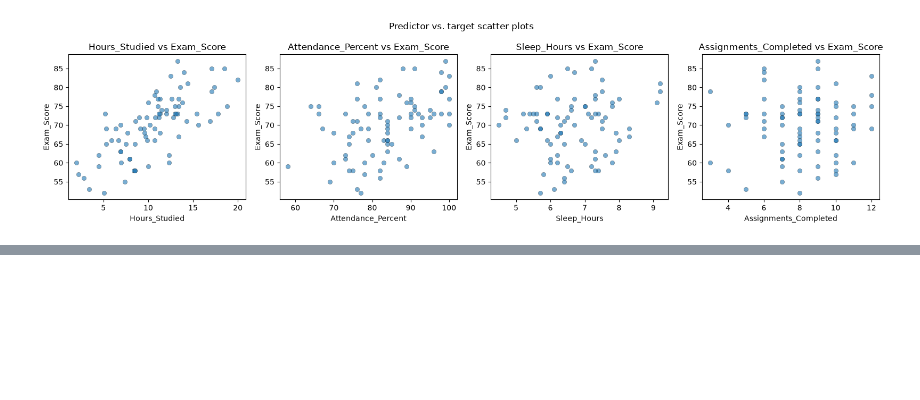
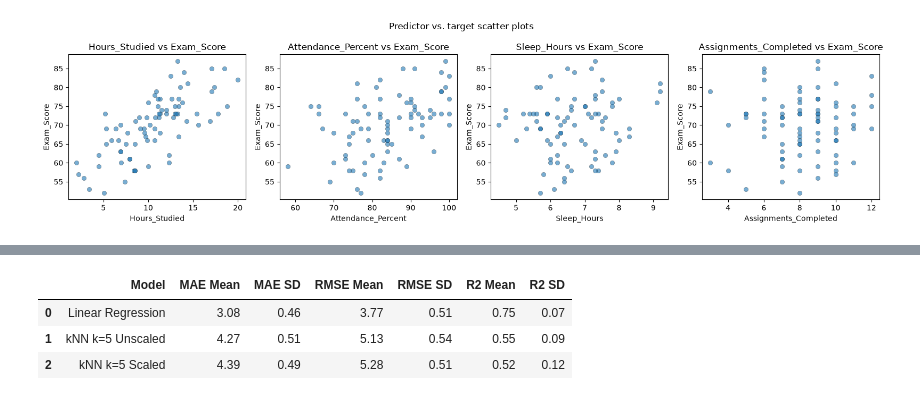
Before and after one commit to madewitt55/cs407-regression-activities, a Jupyter notebook: knn_regression/knn_regression.ipynb, the cells around one changed output, grey strips where cells are left out. Cells and saved outputs as stored; diff of their text form; code cells hidden in the pictures; blank space fills up the shorter version.

```diff
--- a/knn_regression/knn_regression.ipynb
+++ b/knn_regression/knn_regression.ipynb
@@ -270,0 +371,45 @@ The predictors will stay in their original form for now. Scaling will be done la
+# %%
+comparison = pd.DataFrame({
+    "Model": [
+        "Linear Regression",
+        "kNN k=5 Unscaled",
+        "kNN k=5 Scaled"
+    ],
+    "MAE Mean": [
+        -results_linear["test_MAE"].mean(),
+        -results_knn_unscaled["test_MAE"].mean(),
+        -results_knn_scaled["test_MAE"].mean()
+    ],
+    "MAE SD": [
+        results_linear["test_MAE"].std(),
+        results_knn_unscaled["test_MAE"].std(),
+        results_knn_scaled["test_MAE"].std()
+    ],
+    "RMSE Mean": [
+        -results_linear["test_RMSE"].mean(),
+        -results_knn_unscaled["test_RMSE"].mean(),
+        -results_knn_scaled["test_RMSE"].mean()
+    ],
+    "RMSE SD": [
+        results_linear["test_RMSE"].std(),
+        results_knn_unscaled["test_RMSE"].std(),
+        results_knn_scaled["test_RMSE"].std()
+    ],
+    "R2 Mean": [
+        results_linear["test_R2"].mean(),
+        results_knn_unscaled["test_R2"].mean(),
+        results_knn_scaled["test_R2"].mean()
+    ],
+    "R2 SD": [
+        results_linear["test_R2"].std(),
+        results_knn_unscaled["test_R2"].std(),
+        results_knn_scaled["test_R2"].std()
+    ]
+})
+
+comparison.round(3)
+# %% [output]
+|  | Model | MAE Mean | MAE SD | RMSE Mean | RMSE SD | R2 Mean | R2 SD |
+| 0 | Linear Regression | 3.08 | 0.46 | 3.77 | 0.51 | 0.75 | 0.07 |
+| 1 | kNN k=5 Unscaled | 4.27 | 0.51 | 5.13 | 0.54 | 0.55 | 0.09 |
+| 2 | kNN k=5 Scaled | 4.39 | 0.49 | 5.28 | 0.51 | 0.52 | 0.12 |
```
Also changed, not shown: parts of 37 cells of this notebook.
